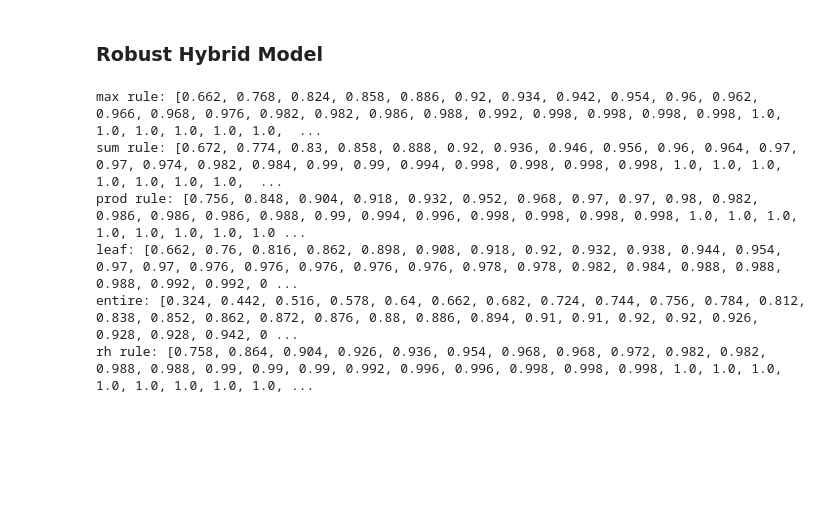
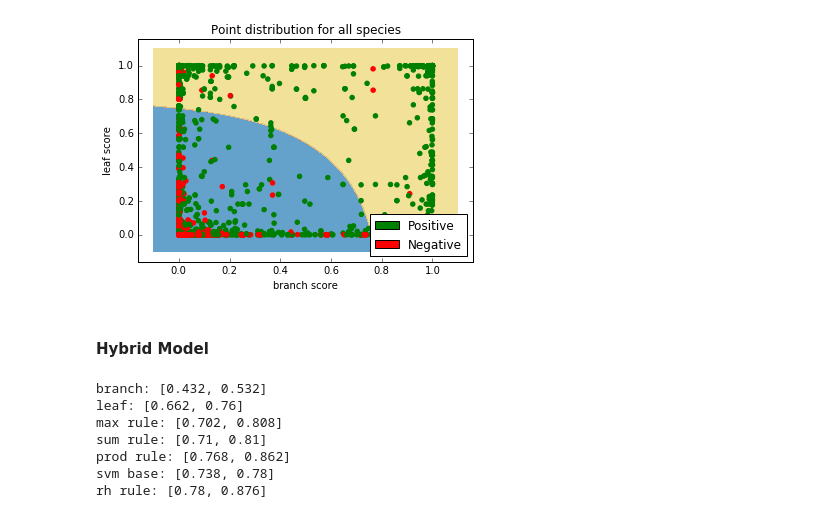
Before and after one commit to peace195/score-ensembles-based-SVM, a Jupyter notebook: fusion_two_organs.ipynb, the cells around one changed output. Saved outputs shown, nothing was run; the diff lists cells and outputs as text; code cells hidden in the pictures; blank space fills up the shorter version.

Commit message:
update chart & alexnet for single plant identification

```diff
--- a/fusion_two_organs.ipynb
+++ b/fusion_two_organs.ipynb
@@ -11,6 +14,6 @@ import matplotlib.patches as mpatches
 # %%
-organ_1st = 'leaf'
-organ_2nd = 'entire'
-top_k = 50
+organ_1st = 'branch'
+organ_2nd = 'leaf'
+top_k = 3
 nb_class = 50
-flag_preprocess = True
+flag_preprocess = False
@@ -120,10 +211,42 @@ f_2nd.close()
+# %%
+fig, ax = plt.subplots()
+h = 0.001
+x_min, x_max = -0.1, 1.1
+y_min, y_max = -0.1, 1.1
+xx, yy = np.meshgrid(np.arange(x_min, x_max, h),
+                     np.arange(y_min, y_max, h))
+
+titles = 'SVC with polynomial (degree 4) kernel'
+
+Z = svm.predict(np.c_[xx.ravel(), yy.ravel()])
+# Put the result into a color plot
+Z = Z.reshape(xx.shape)
+plt.contourf(xx, yy, Z, cmap=plt.cm.Paired, alpha=0.8)
+
+
+colors = color= ['red' if l == 0 else 'green' for l in labels]
+plt.scatter(np.asarray(points)[:, 0], np.asarray(points)[:, 1], color = colors)
+
+classes = ['Positive','Negative']
+class_colours = ['green','red']
+recs = []
+for i in range(0,len(class_colours)):
+    recs.append(mpatches.Rectangle((0,0),1,1,fc=class_colours[i]))
+plt.legend(recs,classes,loc=4)
+plt.xlabel('branch score')
+plt.ylabel('leaf score')
+plt.title('Point distribution for all species')
+fig.savefig('all.eps', format='eps', dpi = 100)
+plt.show()
+# %% [output]
+[figure, added]
 # %% [markdown]
-### Robust Hybrid Model
+####  Hybrid Model
 # %%
 rh_fu = list()
 svm = list()
 for i in range(nb_class):
-    svm.append(SVC(kernel = 'rbf', degree = 2, probability=True))
+    svm.append(SVC(kernel = 'poly', degree = 3, probability=True))
 
 ret_1st = defaultdict(list)
 ret_2nd = defaultdict(list)
@@ -154,8 +277,7 @@ for key in ret_1st.keys():
         rand_neg_point = random.randint(1, 10000)
         index = rand_neg_point % nb_class
         if (index != svm_img_labels[key]):
-
-            if labels[index].count(0) > labels[index].count(1):
+            if labels[index].count(0) > 10 * labels[index].count(1):
                 continue
             points[index].append([ret_1st[key][index], ret_2nd[key][index]])
             labels[index].append(0)
@@ -190,9 +312,6 @@ for k in range(1, top_k):
         neg_list = list()
         position = 0
         for x, y in zip(ret_1st_test[key], ret_2nd_test[key]):
-            if len(svm[position].predict_proba([[x, y]])[0]) == 1:
-                position = position + 1
-                continue
             if (svm[position].predict_proba([[x, y]])[0][1] > 0):
                 #print(svm[position].predict_proba([[x, y]])[0][1])
                 pos_list.append([x, y, svm[position].predict_proba([[x, y]])[0][1], position])
@@ -200,40 +319,42 @@ for k in range(1, top_k):
                 neg_list.append([x, y, svm[position].predict_proba([[x, y]])[0][1], position])
             position = position + 1
 
+        tot_count = tot_count + 1
         if (pos_list):
-            tot_count = tot_count + 1
             pos_list.sort(key = lambda x: x[0] * x[1] * x[2])
             if test_img_labels[key] in np.asarray(pos_list[-k:])[:, 3]:
                 count_true = count_true + 1
         else:
             print('Negative point')
             neg_list.sort(key = lambda x: (x[0] * x[1]))
-            tot_count = tot_count + 1
             if (neg_list[-1][3] == test_img_labels[key]):
                 count_true = count_true + 1
                 print('Bing go!')
     rh_fu.append(float(count_true)/(tot_count))
 
+print(organ_1st + ': ' + str(st))
+print(organ_2nd + ': ' + str(nd))
 print('max rule: ' + str(max_fu))
 print('sum rule: ' + str(sum_fu))
 print('prod rule: ' + str(prod_fu))
-print(organ_1st + ': ' + str(st))
-print(organ_2nd + ': ' + str(nd))
+print('svm base: ' + str(svm_fu))
 print('rh rule: ' + str(rh_fu))
 
 output = open('./fusion_data/' + organ_1st + '_' + organ_2nd + '_top_' + str(top_k) + '_scores.txt', 'w')
+output.write(organ_1st + ': ' + str(st) + '\n')
+output.write(organ_2nd + ': ' + str(nd) + '\n')
 output.write('max rule: ' + str(max_fu) + '\n')
 output.write('sum rule: ' + str(sum_fu) + '\n')
 output.write('prod rule: ' + str(prod_fu) + '\n')
-output.write(organ_1st + ': ' + str(st) + '\n')
-output.write(organ_2nd + ': ' + str(nd) + '\n')
+output.write('svm based: ' + str(svm_fu) + '\n')
 output.write('rh rule: ' + str(rh_fu))
 output.close()
 # %% [output]
-max rule: [0.662, 0.768, 0.824, 0.858, 0.886, 0.92, 0.934, 0.942, 0.954, 0.96, 0.962, 0.966, 0.968, 0.976, 0.982, 0.982, 0.986, 0.988, 0.992, 0.998, 0.998, 0.998, 0.998, 1.0, 1.0, 1.0, 1.0, 1.0, 1.0,  ...
-sum rule: [0.672, 0.774, 0.83, 0.858, 0.888, 0.92, 0.936, 0.946, 0.956, 0.96, 0.964, 0.97, 0.97, 0.974, 0.982, 0.984, 0.99, 0.99, 0.994, 0.998, 0.998, 0.998, 0.998, 1.0, 1.0, 1.0, 1.0, 1.0, 1.0, 1.0,  ...
-prod rule: [0.756, 0.848, 0.904, 0.918, 0.932, 0.952, 0.968, 0.97, 0.97, 0.98, 0.982, 0.986, 0.986, 0.986, 0.988, 0.99, 0.994, 0.996, 0.998, 0.998, 0.998, 0.998, 1.0, 1.0, 1.0, 1.0, 1.0, 1.0, 1.0, 1.0 ...
-leaf: [0.662, 0.76, 0.816, 0.862, 0.898, 0.908, 0.918, 0.92, 0.932, 0.938, 0.944, 0.954, 0.97, 0.97, 0.976, 0.976, 0.976, 0.976, 0.976, 0.978, 0.978, 0.982, 0.984, 0.988, 0.988, 0.988, 0.992, 0.992, 0 ...
-entire: [0.324, 0.442, 0.516, 0.578, 0.64, 0.662, 0.682, 0.724, 0.744, 0.756, 0.784, 0.812, 0.838, 0.852, 0.862, 0.872, 0.876, 0.88, 0.886, 0.894, 0.91, 0.91, 0.92, 0.92, 0.926, 0.928, 0.928, 0.942, 0 ...
-rh rule: [0.758, 0.864, 0.904, 0.926, 0.936, 0.954, 0.968, 0.968, 0.972, 0.982, 0.982, 0.988, 0.988, 0.99, 0.99, 0.99, 0.992, 0.996, 0.996, 0.998, 0.998, 0.998, 1.0, 1.0, 1.0, 1.0, 1.0, 1.0, 1.0, 1.0, ...
+branch: [0.432, 0.532]
+leaf: [0.662, 0.76]
+max rule: [0.702, 0.808]
+sum rule: [0.71, 0.81]
+prod rule: [0.768, 0.862]
+svm base: [0.738, 0.78]
+rh rule: [0.78, 0.876]
 # %%
```
Also changed, not shown: parts of 7 cells of this notebook, 9 other files.
